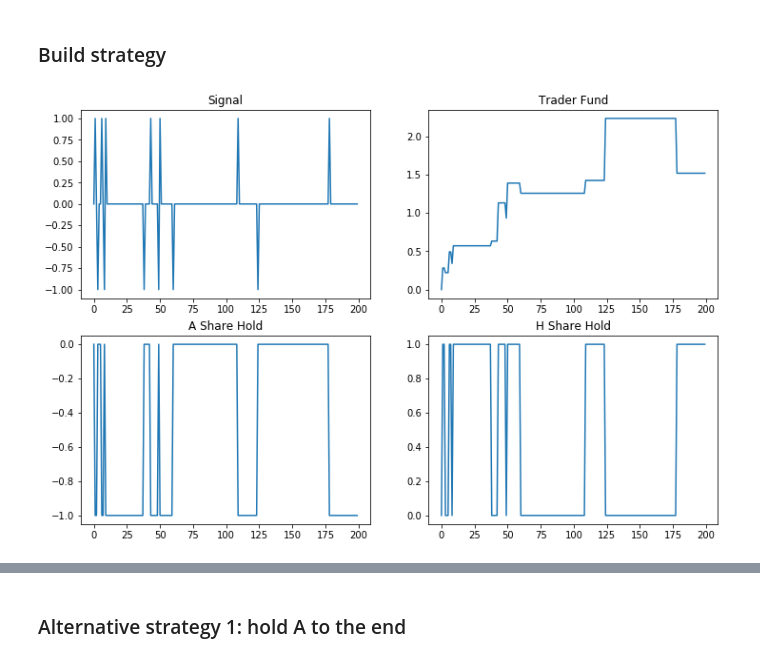
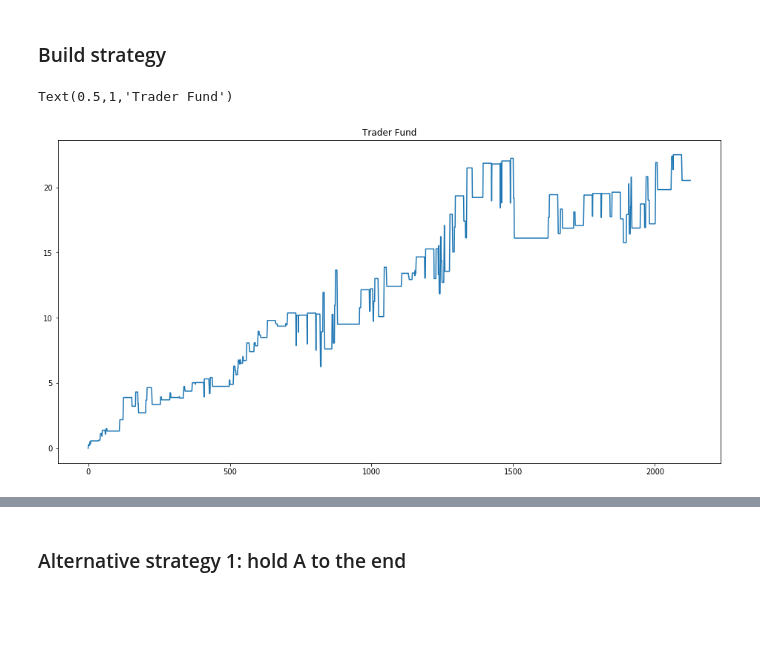
Before and after one commit to PRESIDENT810/FIN3080-P1, a Jupyter notebook: Strategy.ipynb, the cells around one changed output, grey strips where cells are left out. Saved outputs shown, nothing was run; the diff lists cells and outputs as text; code cells hidden in the pictures; blank space fills up the shorter version.

```diff
--- a/Strategy.ipynb
+++ b/Strategy.ipynb
@@ -15,9 +15,6 @@ df.head()
 | 3 | 民生银行 | 2010-01-06 | 7.91 | 8.75 | 0.88 | 7.7000 | -1.9827 | -1.1299 | ... |
 | 4 | 民生银行 | 2010-01-07 | 7.70 | 8.68 | 0.88 | 7.6384 | -2.6549 | -0.8000 | ... |
 | 5 | 民生银行 | 2010-01-08 | 7.78 | 8.69 | 0.88 | 7.6472 | 1.0390 | 0.1152 | ... |
-# %%
-### use a small df
-df = df.loc[:200]
 # %%
 df = df.dropna(axis=0)
 # %% [markdown]
@@ -88,11 +102,9 @@ class Trader:
 # %%
 ### some graphic info
-signal_hist = []
 fund_hist = []
 A_hold_hist = []
 H_hold_hist = []
 state_hist = []
-return_hist = []
 
 ### a very simple test
 ### superparameters
@@ -114,36 +126,15 @@ for row in df.iterrows():
     std = np.std(period_df['PriceDiff'])
     trader.deal(market, mean, std)
 
-    ### for debug
-
-
     ### add info to histogram
-    signal_hist.append(trader.signal)
     fund_hist.append(trader.fund)
     A_hold_hist.append(trader.A_hold)
     H_hold_hist.append(trader.H_hold)
     state_hist.append(trader.state)
-# %%
-fig = plt.figure(figsize=(12,8))
-plt.subplot(2,2,1)
-plt.plot(signal_hist)
-plt.title("Signal")
-
-plt.subplot(2,2,2)
-plt.plot(fund_hist)
-plt.title("Trader Fund")
-
-plt.subplot(2,2,3)
-plt.plot(A_hold_hist)
-plt.title("A Share Hold")
-
-plt.subplot(2,2,4)
-plt.plot(H_hold_hist)
-plt.title("H Share Hold")
-
-signal_hist = []
-fund_hist = []
-A_hold_hist = []
-H_hold_hist = []
-# %% [output]
-[figure, removed]
+# %%
+fig = plt.figure(figsize=(16,8))
+plt.plot(fund_hist)
+plt.title("Trader Fund")
+# %% [output]
+Text(0.5,1,'Trader Fund')
+[figure, added]
```
Also changed, not shown: parts of 7 cells of this notebook, 3 other files.
